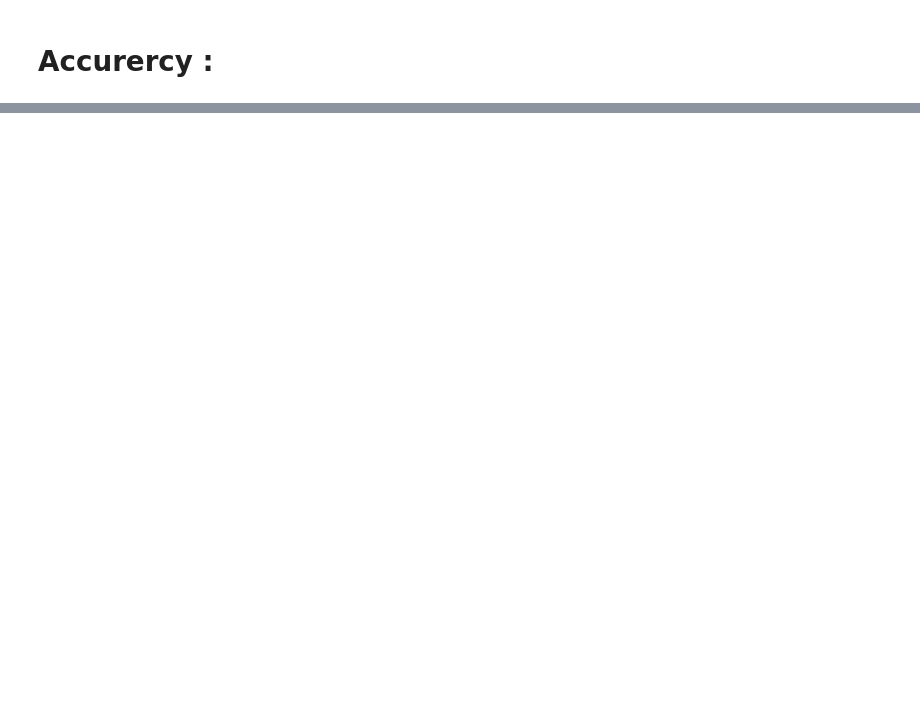
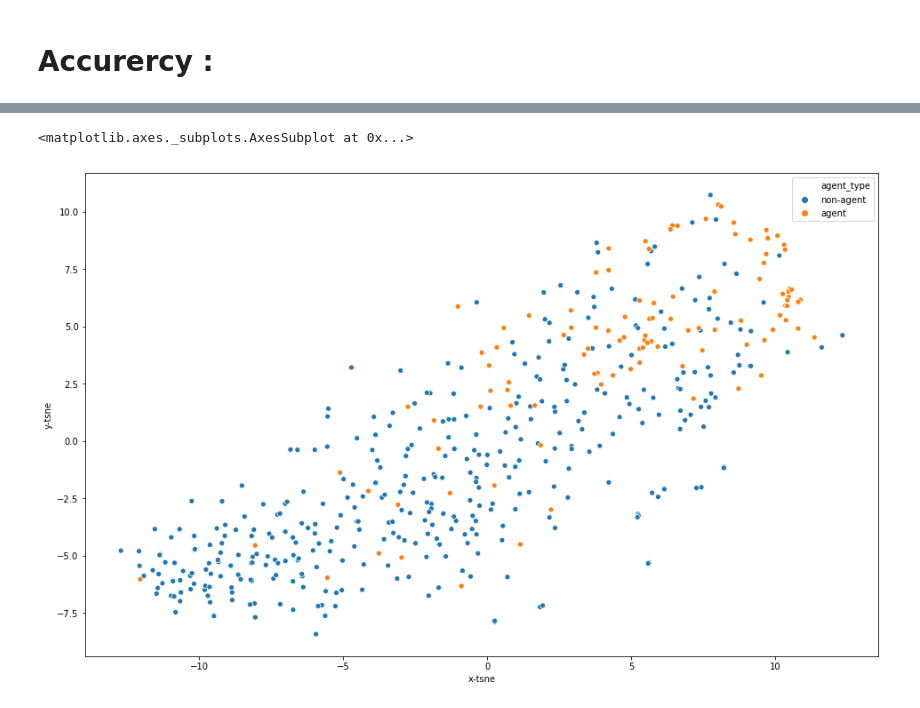
Before and after one commit to alonzanbar/robocup_analysis, a Jupyter notebook: code_analysis-machine-learning.ipynb, the cells around one changed output, grey strips where cells are left out. Cells and saved outputs as stored; diff of their text form; code cells hidden in the pictures; blank space fills up the shorter version.

```diff
--- a/code_analysis-machine-learning.ipynb
+++ b/code_analysis-machine-learning.ipynb
@@ -160,0 +162,12 @@ pickle.dump(model,open('dump','w'))
+# %%
+import time
+
+from sklearn.manifold import TSNE
+
+n_sne = 7000
+
+time_start = time.time()
+tsne = TSNE(n_components=2, verbose=1, perplexity=100, n_iter=300)
+tsne_results = tsne.fit_transform(df_accurarcy.select_dtypes(include=[np.number]).values)
+
+print 't-SNE done! Time elapsed: {} seconds'.format(time.time()-time_start)
@@ -160,0 +183,8 @@ pickle.dump(model,open('dump','w'))
+# %%
+df_accurarcy['x-tsne'] = tsne_results[:,0]
+df_accurarcy['y-tsne'] = tsne_results[:,1]
+fig,ax = plt.subplots(figsize=(16,10))
+sns.scatterplot(ax=ax,data=df_accurarcy,x='x-tsne',y='y-tsne' ,hue='agent_type')
+# %% [output]
+<matplotlib.axes._subplots.AxesSubplot at 0x...>
+[figure, added]
```
Also changed, not shown: parts of 28 cells of this notebook, 50 other files.
